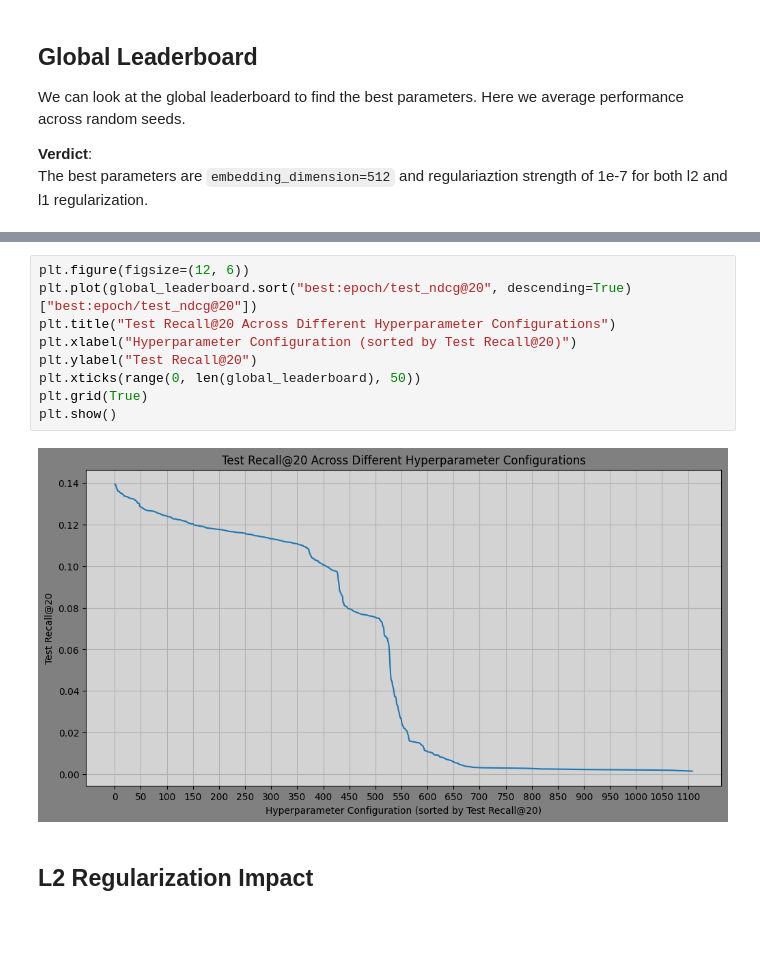
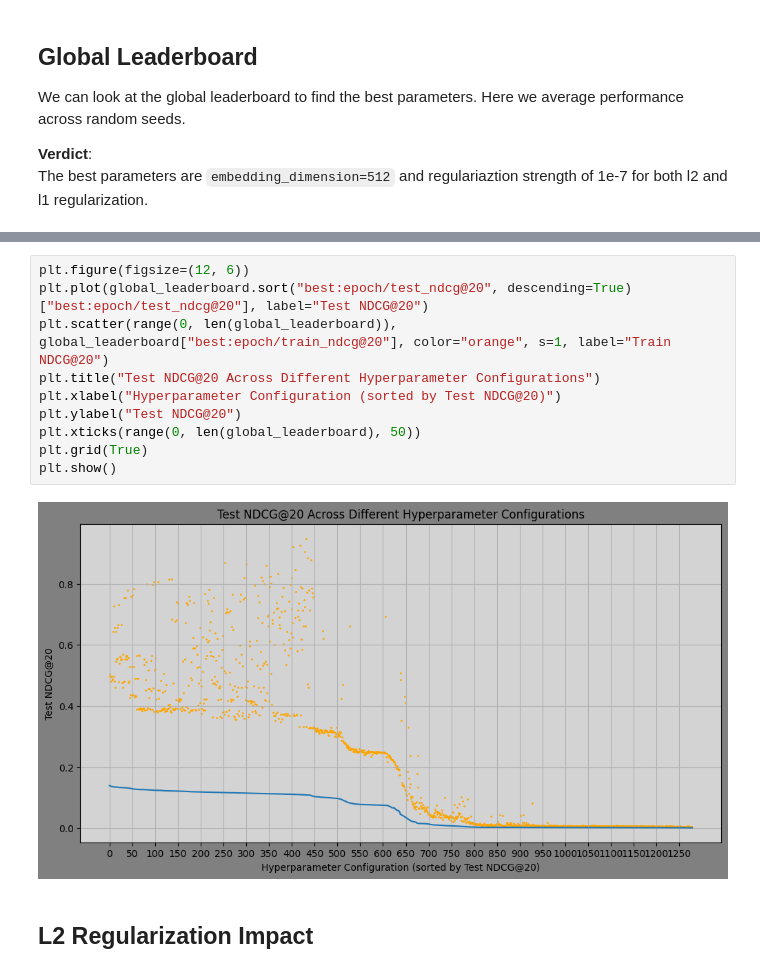
Before and after one commit to chaald/peppermint-matrix, a Jupyter notebook: notebooks/parameter_analysis/mf:regularization.ipynb, the cells around one changed output, grey strips where cells are left out. Saved outputs shown, nothing was run; the diff lists cells and outputs as text; blank space fills up the shorter version.

```diff
--- a/notebooks/parameter_analysis/mf:regularization.ipynb
+++ b/notebooks/parameter_analysis/mf:regularization.ipynb
@@ -221,14 +222,15 @@ plt.show()
 # %%
 plt.figure(figsize=(12, 6))
-plt.plot(global_leaderboard.sort("best:epoch/test_ndcg@20", descending=True)["best:epoch/test_ndcg@20"])
-plt.title("Test Recall@20 Across Different Hyperparameter Configurations")
-plt.xlabel("Hyperparameter Configuration (sorted by Test Recall@20)")
-plt.ylabel("Test Recall@20")
+plt.plot(global_leaderboard.sort("best:epoch/test_ndcg@20", descending=True)["best:epoch/test_ndcg@20"], label="Test NDCG@20")
+plt.scatter(range(0, len(global_leaderboard)), global_leaderboard["best:epoch/train_ndcg@20"], color="orange", s=1, label="Train NDCG@20")
+plt.title("Test NDCG@20 Across Different Hyperparameter Configurations")
+plt.xlabel("Hyperparameter Configuration (sorted by Test NDCG@20)")
+plt.ylabel("Test NDCG@20")
 plt.xticks(range(0, len(global_leaderboard), 50))
 plt.grid(True)
 plt.show()
 # %% [output]
-[figure, old version]
+[figure, new version]
 # %% [markdown]
 ## L2 Regularization Impact
 # %%
```
Also changed, not shown: parts of 50 cells of this notebook, 1 other file.
